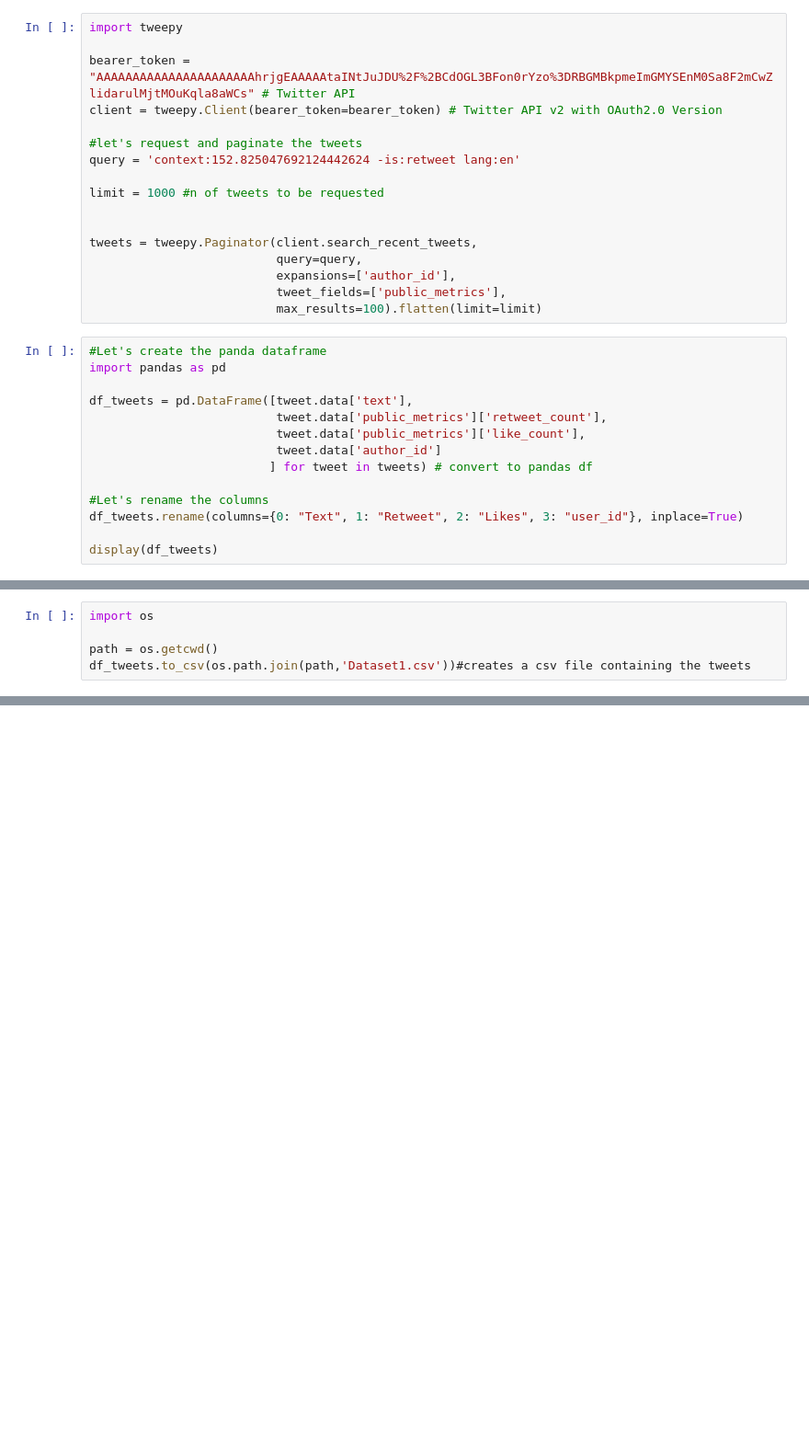
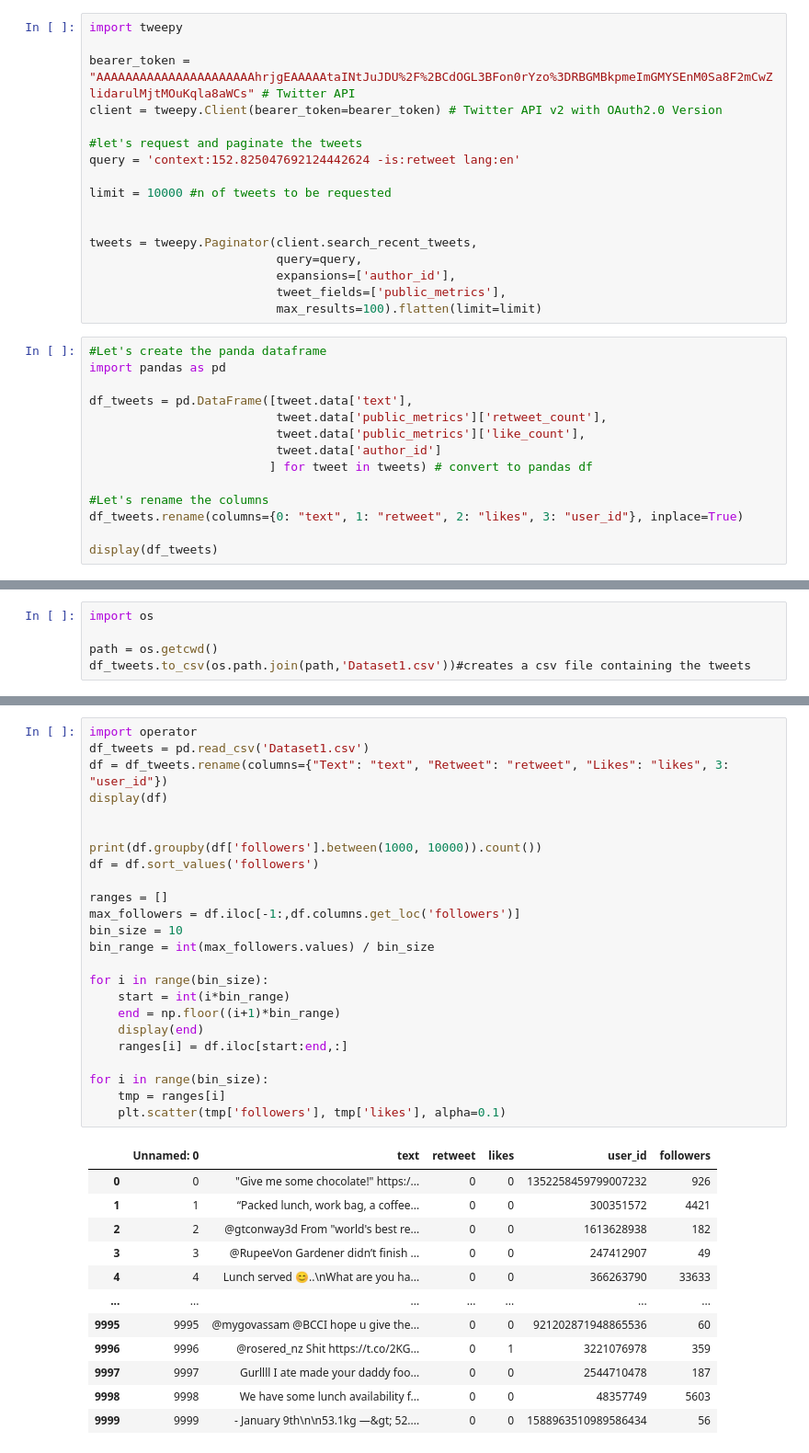
Before and after one commit to giemsei/dssc-ml, a Jupyter notebook: notes/gsarn/V1/Collecting1.ipynb, the cells around one changed output, grey strips where cells are left out. Shown at 92% size. Cells and saved outputs as stored; diff of their text form; blank space fills up the shorter version.

```diff
--- a/notes/gsarn/V1/Collecting1.ipynb
+++ b/notes/gsarn/V1/Collecting1.ipynb
@@ -7,7 +7,7 @@ client = tweepy.Client(bearer_token=bearer_token) # Twitter API v2 with OAuth2.0
 #let's request and paginate the tweets
 query = 'context:152.825047692124442624 -is:retweet lang:en'
 
-limit = 1000 #n of tweets to be requested
+limit = 10000 #n of tweets to be requested
 
 
 tweets = tweepy.Paginator(client.search_recent_tweets,
@@ -26,7 +26,7 @@ df_tweets = pd.DataFrame([tweet.data['text'],
                          ] for tweet in tweets) # convert to pandas df
 
 #Let's rename the columns
-df_tweets.rename(columns={0: "Text", 1: "Retweet", 2: "Likes", 3: "user_id"}, inplace=True)
+df_tweets.rename(columns={0: "text", 1: "retweet", 2: "likes", 3: "user_id"}, inplace=True)
 
 display(df_tweets)
 # %% [output]
@@ -110,0 +188,37 @@ df_tweets.to_csv(os.path.join(path,'Dataset1.csv'))#creates a csv file containin
+# %%
+import operator
+df_tweets = pd.read_csv('Dataset1.csv')
+df = df_tweets.rename(columns={"Text": "text", "Retweet": "retweet", "Likes": "likes", 3: "user_id"})
+display(df)
+
+
+print(df.groupby(df['followers'].between(1000, 10000)).count())
+df = df.sort_values('followers')
+
+ranges = []
+max_followers = df.iloc[-1:,df.columns.get_loc('followers')]
+bin_size = 10
+bin_range = int(max_followers.values) / bin_size
+
+for i in range(bin_size):
+    start = int(i*bin_range)
+    end = np.floor((i+1)*bin_range)
+    display(end)
+    ranges[i] = df.iloc[start:end,:]
+
+for i in range(bin_size):
+    tmp = ranges[i]
+    plt.scatter(tmp['followers'], tmp['likes'], alpha=0.1)
+# %% [output]
+|  | Unnamed: 0 | text | retweet | likes | user_id | followers |
+| 0 | 0 | "Give me some chocolate!" https:/... | 0 | 0 | 1352258459799007232 | 926 |
+| 1 | 1 | “Packed lunch, work bag, a coffee... | 0 | 0 | 300351572 | 4421 |
+| 2 | 2 | @gtconway3d From "world's best re... | 0 | 0 | 1613628938 | 182 |
+| 3 | 3 | @RupeeVon Gardener didn’t finish ... | 0 | 0 | 247412907 | 49 |
+| 4 | 4 | Lunch served 😊..\nWhat are you ha... | 0 | 0 | 366263790 | 33633 |
+| ... | ... | ... | ... | ... | ... | ... |
+| 9995 | 9995 | @mygovassam @BCCI hope u give the... | 0 | 0 | 921202871948865536 | 60 |
+| 9996 | 9996 | @rosered_nz Shit https://t.co/2KG... | 0 | 1 | 3221076978 | 359 |
+| 9997 | 9997 | Gurllll I ate made your daddy foo... | 0 | 0 | 2544710478 | 187 |
+| 9998 | 9998 | We have some lunch availability f... | 0 | 0 | 48357749 | 5603 |
+| 9999 | 9999 | - January 9th\n\n53.1kg —&gt; 52.... | 0 | 0 | 1588963510989586434 | 56 |
```
Also changed, not shown: parts of 9 cells of this notebook.
